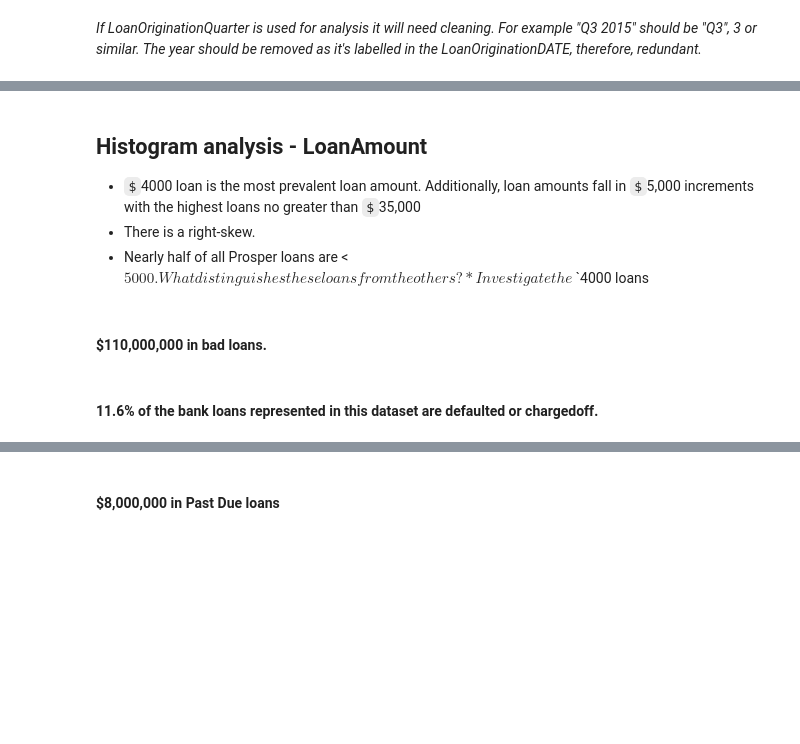
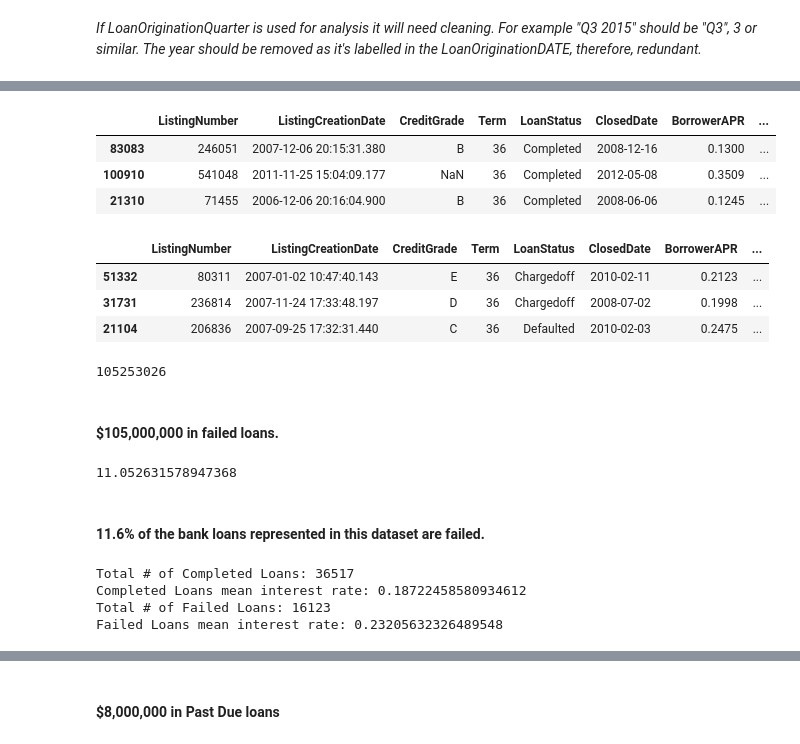
Before and after one commit to aaronremski/Visuals, a Jupyter notebook: Prosper Loan Data Exploration.ipynb, the cells around one changed output, grey strips where cells are left out. Cells and saved outputs as stored; diff of their text form; code cells hidden in the pictures; blank space fills up the shorter version.

```diff
--- a/Prosper Loan Data Exploration.ipynb
+++ b/Prosper Loan Data Exploration.ipynb
@@ -361,6 +315,0 @@ plt.xlim(0,10000);
-# %% [markdown]
-## Histogram analysis - LoanAmount
-* `$`4000 loan is the most prevalent loan amount. Additionally, loan amounts fall in `$`5,000 increments with the highest loans no greater than `$`35,000<br>
-* There is a right-skew.<br>
-* Nearly half of all Prosper loans are < $5000. What distinguishes these loans from the others?
-* Investigate the `$`4000 loans<br>
@@ -378,8 +316,31 @@ defaulted_chargedoff.sample(3)
+# %%
+# create new DF for all Successful loans
+successful = loanDF.query('LoanStatus == "Completed"')
+current = loanDF.query('LoanStatus == "Current"')
+successful.sample(3)
+# %% [output]
+|  | ListingNumber | ListingCreationDate | CreditGrade | Term | LoanStatus | ClosedDate | BorrowerAPR | ... |
+| 83083 | 246051 | 2007-12-06 20:15:31.380 | B | 36 | Completed | 2008-12-16 | 0.1300 | ... |
+| 100910 | 541048 | 2011-11-25 15:04:09.177 | NaN | 36 | Completed | 2012-05-08 | 0.3509 | ... |
+| 21310 | 71455 | 2006-12-06 20:16:04.900 | B | 36 | Completed | 2008-06-06 | 0.1245 | ... |
+# %%
+# make dataframe for failed loans
+failed = loanDF.query('LoanStatus == "Defaulted" or LoanStatus == "Chargedoff"')
+failed.sample(3)
+# %% [output]
+|  | ListingNumber | ListingCreationDate | CreditGrade | Term | LoanStatus | ClosedDate | BorrowerAPR | ... |
+| 51332 | 80311 | 2007-01-02 10:47:40.143 | E | 36 | Chargedoff | 2010-02-11 | 0.2123 | ... |
+| 31731 | 236814 | 2007-11-24 17:33:48.197 | D | 36 | Chargedoff | 2008-07-02 | 0.1998 | ... |
+| 21104 | 206836 | 2007-09-25 17:32:31.440 | C | 36 | Defaulted | 2010-02-03 | 0.2475 | ... |
 # %%
-defaulted_chargedoff.LoanOriginalAmount.sum()
+failed.LoanOriginalAmount.sum()
+# %% [output]
+105253026
 # %% [markdown]
-#### $110,000,000 in bad loans.
+#### $105,000,000 in failed loans.
 # %%
-(110000000 / 950000000) * 100
+(105000000 / 950000000) * 100
+# %% [output]
+11.052631578947368
 # %% [markdown]
-#### 11.6% of the bank loans represented in this dataset are defaulted or chargedoff.
+#### 11.6% of the bank loans represented in this dataset are failed.
@@ -395,8 +347,12 @@ graph.set_title("Defaulted Loan count vs. Chargedoff Loans")
 # %%
-
-
-print(f"Total # of Completed Loans: {Completed.ListingNumber.count()}\nCompleted Loans mean interest rate: {Completed.BorrowerRate.mean()}")
-print(f"Total # of Failed Loans: {defaulted_chargedoff.ListingNumber.count()}\nFailed Loans mean interest rate: {defaulted_chargedoff.BorrowerRate.mean()}")
+# Compare completed loan numbers & mean borrowerrate
+print(f"Total # of Successful(Completed) Loans: {Completed.ListingNumber.count()}\nSuccessful(Completed) Loans mean interest rate: {Completed.BorrowerRate.mean()}")
+print(f"Total # of Failed Loans: {failed.ListingNumber.count()}\nFailed Loans mean interest rate: {failed.BorrowerRate.mean()}")
+# %% [output]
+Total # of Completed Loans: 36517
+Completed Loans mean interest rate: 0.18722458580934612
+Total # of Failed Loans: 16123
+Failed Loans mean interest rate: 0.23205632326489548
 # %%
 high_interest = loanDF['BorrowerRate'] > 0.25
 print(high_interest.sum())
```
Also changed, not shown: parts of 69 cells of this notebook, 3 other files.
